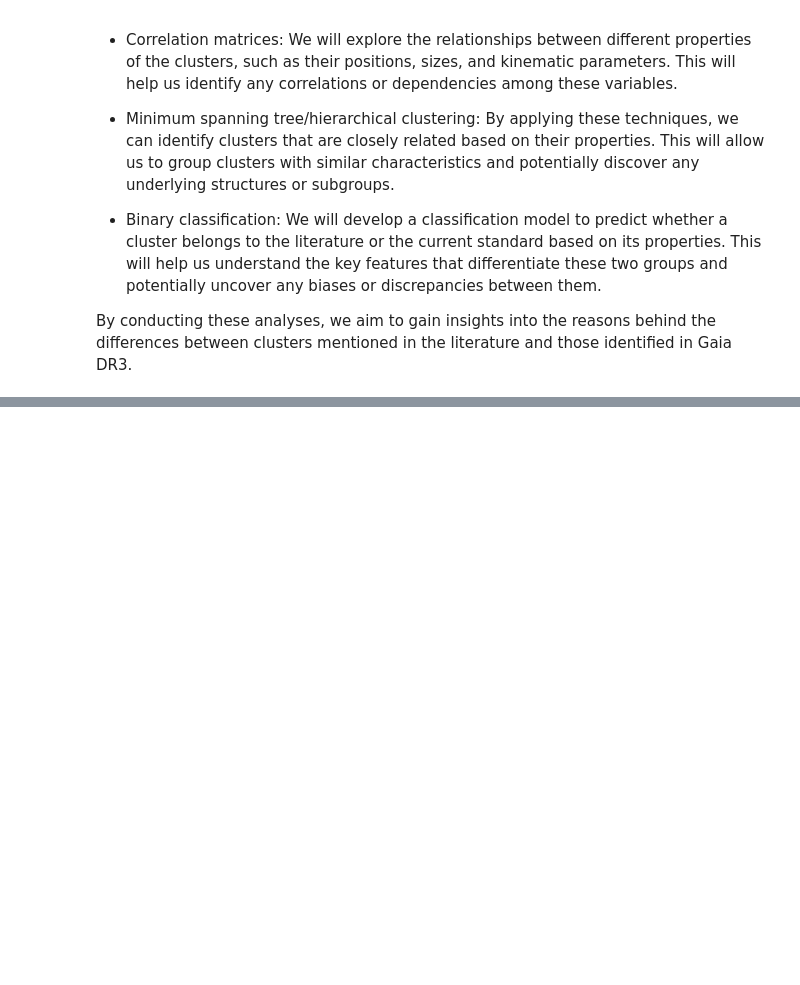
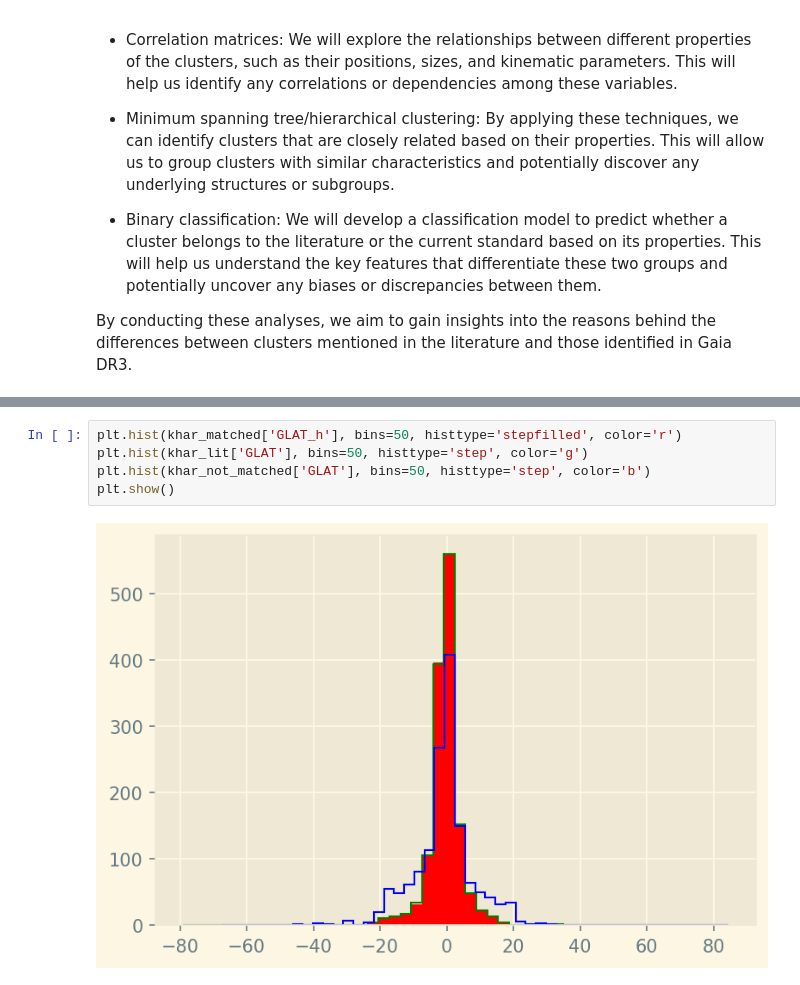
Before and after one commit to jpbatleidenuniv/BRP, a Jupyter notebook: Notebooks/MainNotebook.ipynb, the cells around one changed output, grey strips where cells are left out. Saved outputs shown, nothing was run; the diff lists cells and outputs as text; blank space fills up the shorter version.

```diff
--- a/Notebooks/MainNotebook.ipynb
+++ b/Notebooks/MainNotebook.ipynb
@@ -74,0 +90,7 @@ By conducting these analyses, we aim to gain insights into the reasons behind th
+# %%
+plt.hist(khar_matched['GLAT_h'], bins=50, histtype='stepfilled', color='r')
+plt.hist(khar_lit['GLAT'], bins=50, histtype='step', color='g')
+plt.hist(khar_not_matched['GLAT'], bins=50, histtype='step', color='b')
+plt.show()
+# %% [output]
+[figure, added]
```
Also changed, not shown: parts of 3 cells of this notebook, 1 other file.
